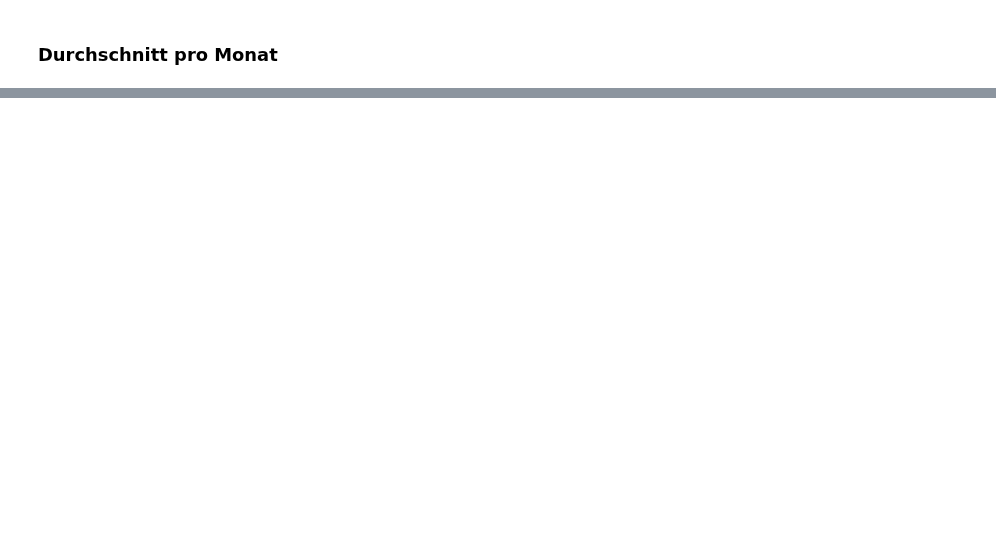
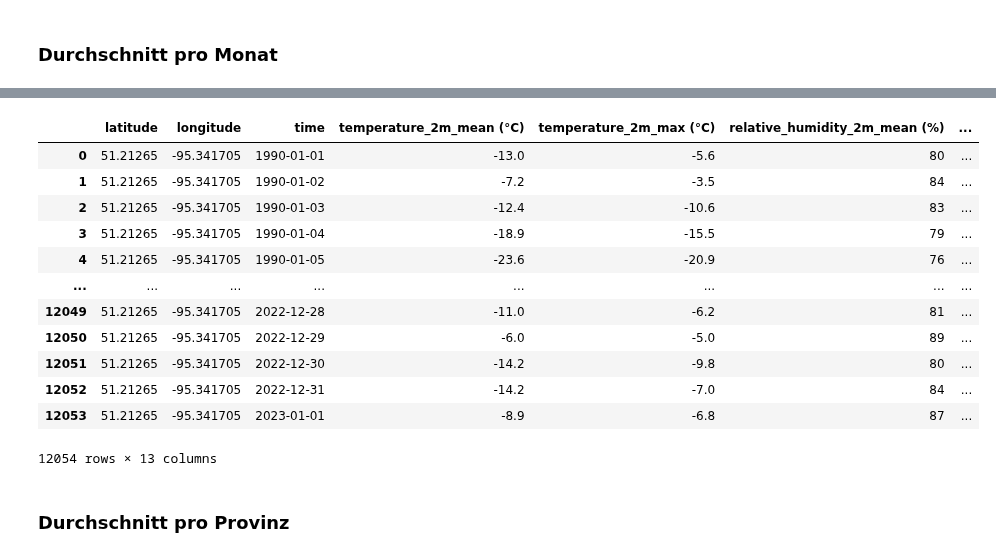
Before and after one commit to yajoka/firewatch, a Jupyter notebook: notebook/import_30_years_weather_data.ipynb, the cells around one changed output, grey strips where cells are left out. Cells and saved outputs as stored; diff of their text form; code cells hidden in the pictures; blank space fills up the shorter version.

```diff
--- a/notebook/import_30_years_weather_data.ipynb
+++ b/notebook/import_30_years_weather_data.ipynb
@@ -1090,0 +1229,42 @@ Ontario_monthly_mean.to_csv(output_path, index=False)
+# %%
+#Atikaki Provincial Wilderness
+#→ 51.23, -95.28
+
+pfad = "../data/import weather data/import data/Manitoba/open-meteo-51.21N95.34W324m.csv"
+
+# -------------------------------------------------------
+# 1) Koordinaten aus Zeile 2 (Index 1) einlesen
+# -------------------------------------------------------
+coords = pd.read_csv(pfad, nrows=2, header=None)
+lat = coords.iloc[1, 0]
+lon = coords.iloc[1, 1]
+
+df = pd.read_csv(
+    pfad,
+    skiprows=3,   # Metadaten überspringen
+    comment="#",  # ignoriert eventuelle Kommentarzeilen
+)
+
+df["latitude"] = lat
+df["longitude"] = lon
+
+# Falls du die Spalten vorne haben willst:
+Manitoba_3 = df[["latitude", "longitude"] + [col for col in df.columns if col not in ["latitude", "longitude"]]]
+
+Manitoba_3
+# %% [output]
+|  | latitude | longitude | time | temperature_2m_mean (°C) | temperature_2m_max (°C) | relative_humidity_2m_mean (%) | ... |
+| 0 | 51.21265 | -95.341705 | 1990-01-01 | -13.0 | -5.6 | 80 | ... |
+| 1 | 51.21265 | -95.341705 | 1990-01-02 | -7.2 | -3.5 | 84 | ... |
+| 2 | 51.21265 | -95.341705 | 1990-01-03 | -12.4 | -10.6 | 83 | ... |
+| 3 | 51.21265 | -95.341705 | 1990-01-04 | -18.9 | -15.5 | 79 | ... |
+| 4 | 51.21265 | -95.341705 | 1990-01-05 | -23.6 | -20.9 | 76 | ... |
+| ... | ... | ... | ... | ... | ... | ... | ... |
+| 12049 | 51.21265 | -95.341705 | 2022-12-28 | -11.0 | -6.2 | 81 | ... |
+| 12050 | 51.21265 | -95.341705 | 2022-12-29 | -6.0 | -5.0 | 89 | ... |
+| 12051 | 51.21265 | -95.341705 | 2022-12-30 | -14.2 | -9.8 | 80 | ... |
+| 12052 | 51.21265 | -95.341705 | 2022-12-31 | -14.2 | -7.0 | 84 | ... |
+| 12053 | 51.21265 | -95.341705 | 2023-01-01 | -8.9 | -6.8 | 87 | ... |
+12054 rows × 13 columns
+# %% [markdown]
+### Durchschnitt pro Provinz
```
Also changed, not shown: parts of 22 cells of this notebook, 8 other files.
